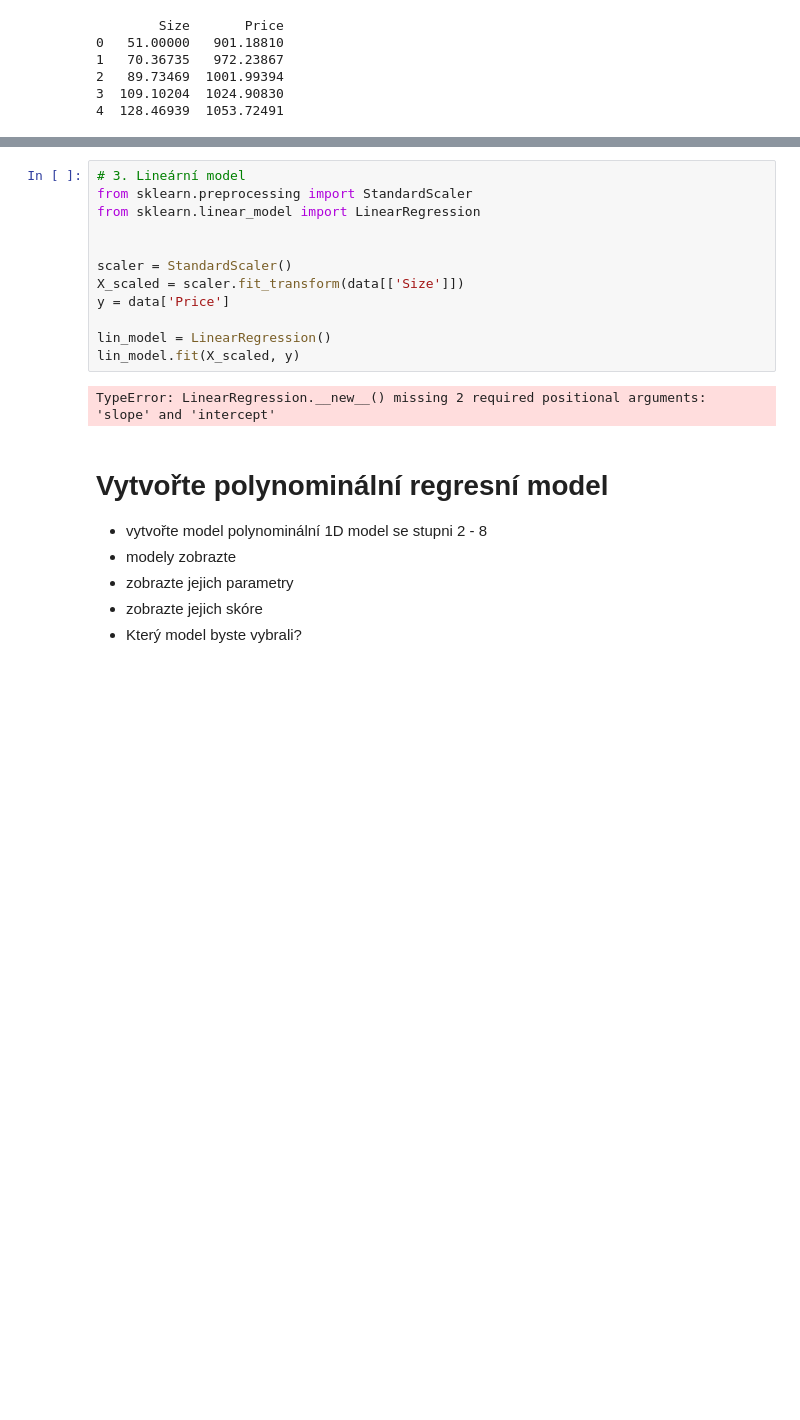
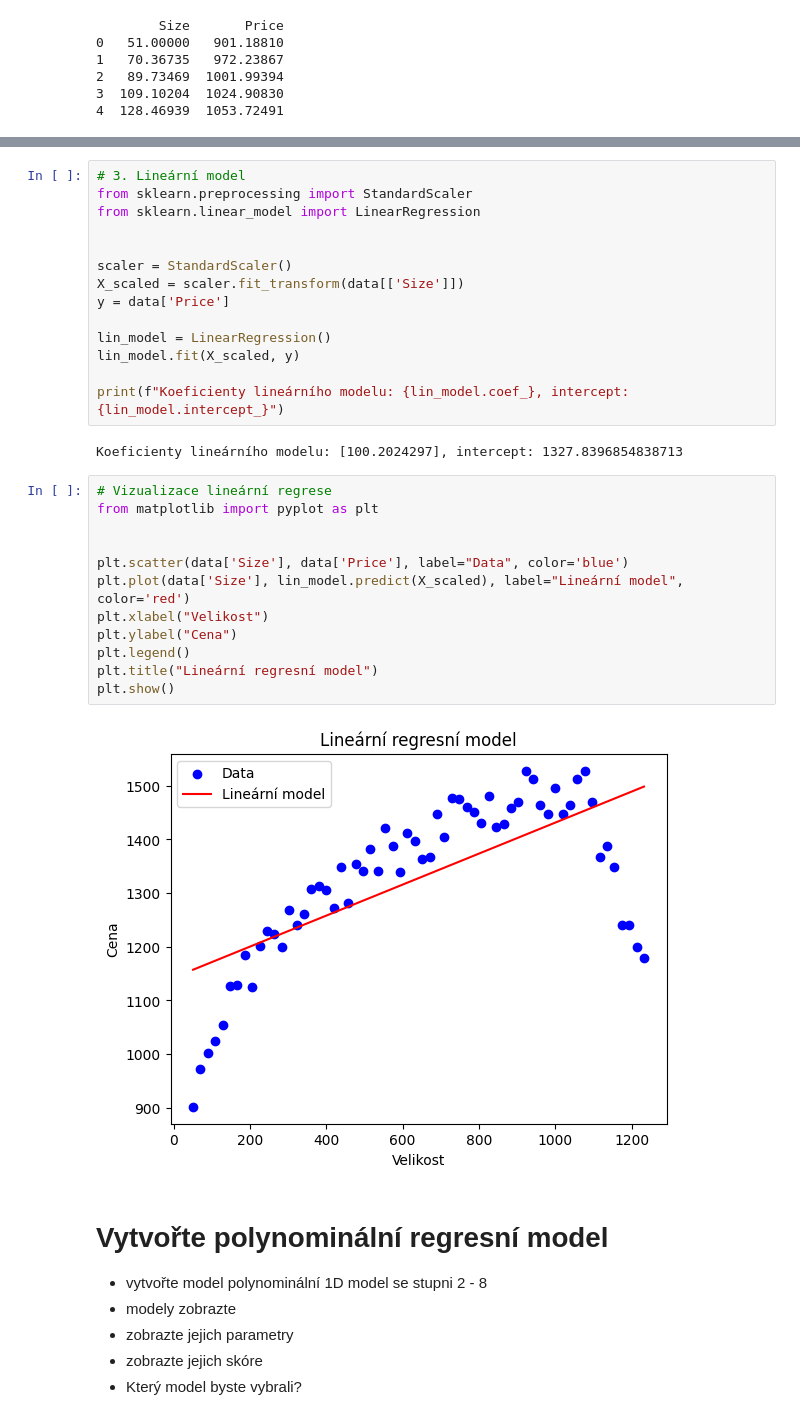
Before and after one commit to University-of-Pardubice/bmlai-cviceni-Arina2507, a Jupyter notebook: 04_PCA/04_D_ukol_polynom.ipynb, the cells around one changed output, grey strips where cells are left out. Cells and saved outputs as stored; diff of their text form; blank space fills up the shorter version.

```diff
--- a/04_PCA/04_D_ukol_polynom.ipynb
+++ b/04_PCA/04_D_ukol_polynom.ipynb
@@ -54,8 +54,24 @@ y = data['Price']
 
 lin_model = LinearRegression()
 lin_model.fit(X_scaled, y)
+
+print(f"Koeficienty lineárního modelu: {lin_model.coef_}, intercept: {lin_model.intercept_}")
 # %% [output]
-TypeError: LinearRegression.__new__() missing 2 required positional arguments: 'slope' and 'intercept'
+Koeficienty lineárního modelu: [100.2024297], intercept: 1327.8396854838713
+# %%
+# Vizualizace lineární regrese
+from matplotlib import pyplot as plt
+
+
+plt.scatter(data['Size'], data['Price'], label="Data", color='blue')
+plt.plot(data['Size'], lin_model.predict(X_scaled), label="Lineární model", color='red')
+plt.xlabel("Velikost")
+plt.ylabel("Cena")
+plt.legend()
+plt.title("Lineární regresní model")
+plt.show()
+# %% [output]
+[figure, added]
 # %% [markdown]
 # Vytvořte polynominální regresní model
 - vytvořte model polynominální 1D model se stupni 2 - 8
```
Also changed, not shown: parts of 3 cells of this notebook.
